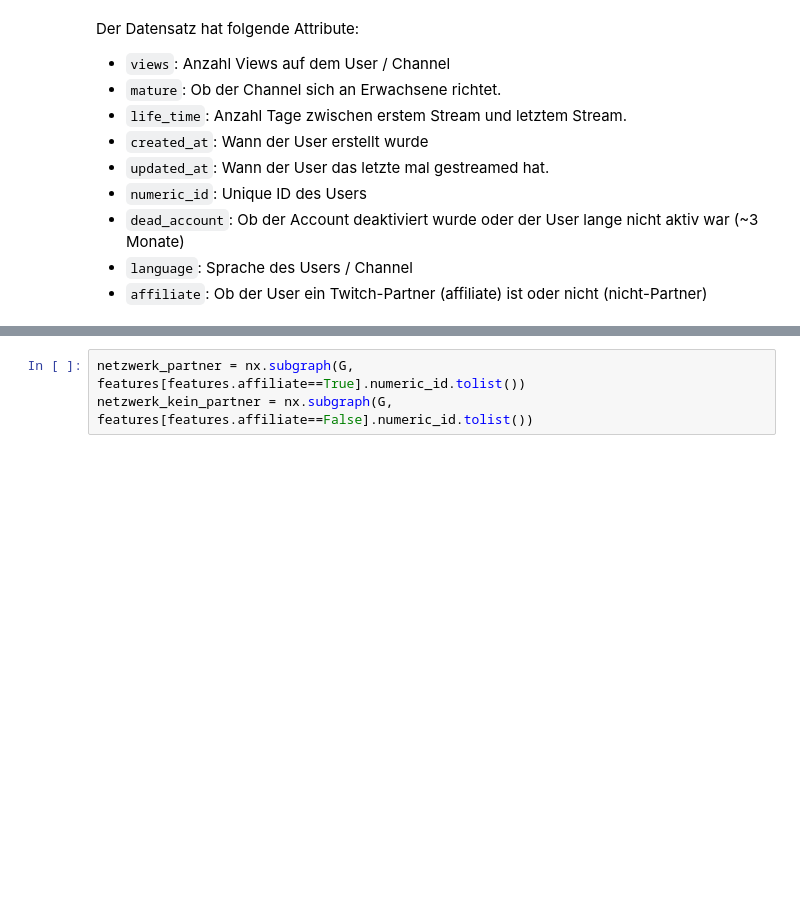
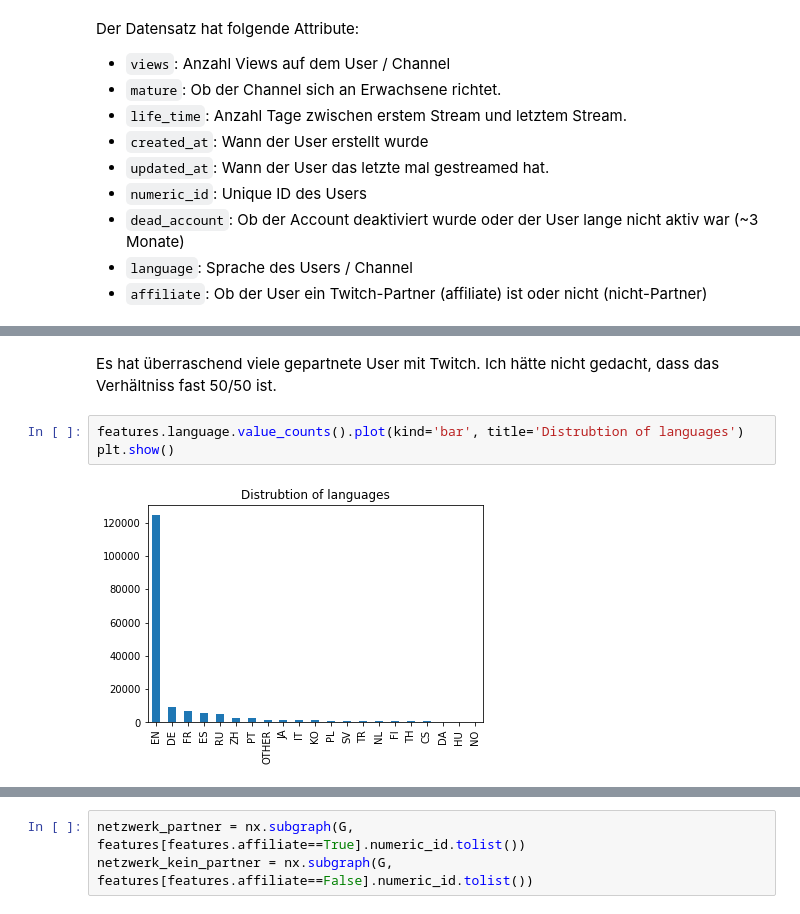
Before and after one commit to kenfus/SAN, a Jupyter notebook: main.ipynb, the cells around one changed output, grey strips where cells are left out. Cells and saved outputs as stored; diff of their text form; blank space fills up the shorter version.

```diff
--- a/main.ipynb
+++ b/main.ipynb
@@ -95,0 +131,7 @@ dtype: int64
+# %% [markdown]
+Es hat überraschend viele gepartnete User mit Twitch. Ich hätte nicht gedacht, dass das Verhältniss fast 50/50 ist.
+# %%
+features.language.value_counts().plot(kind='bar', title='Distrubtion of languages')
+plt.show()
+# %% [output]
+[figure, added]
```
Also changed, not shown: parts of 34 cells of this notebook.
